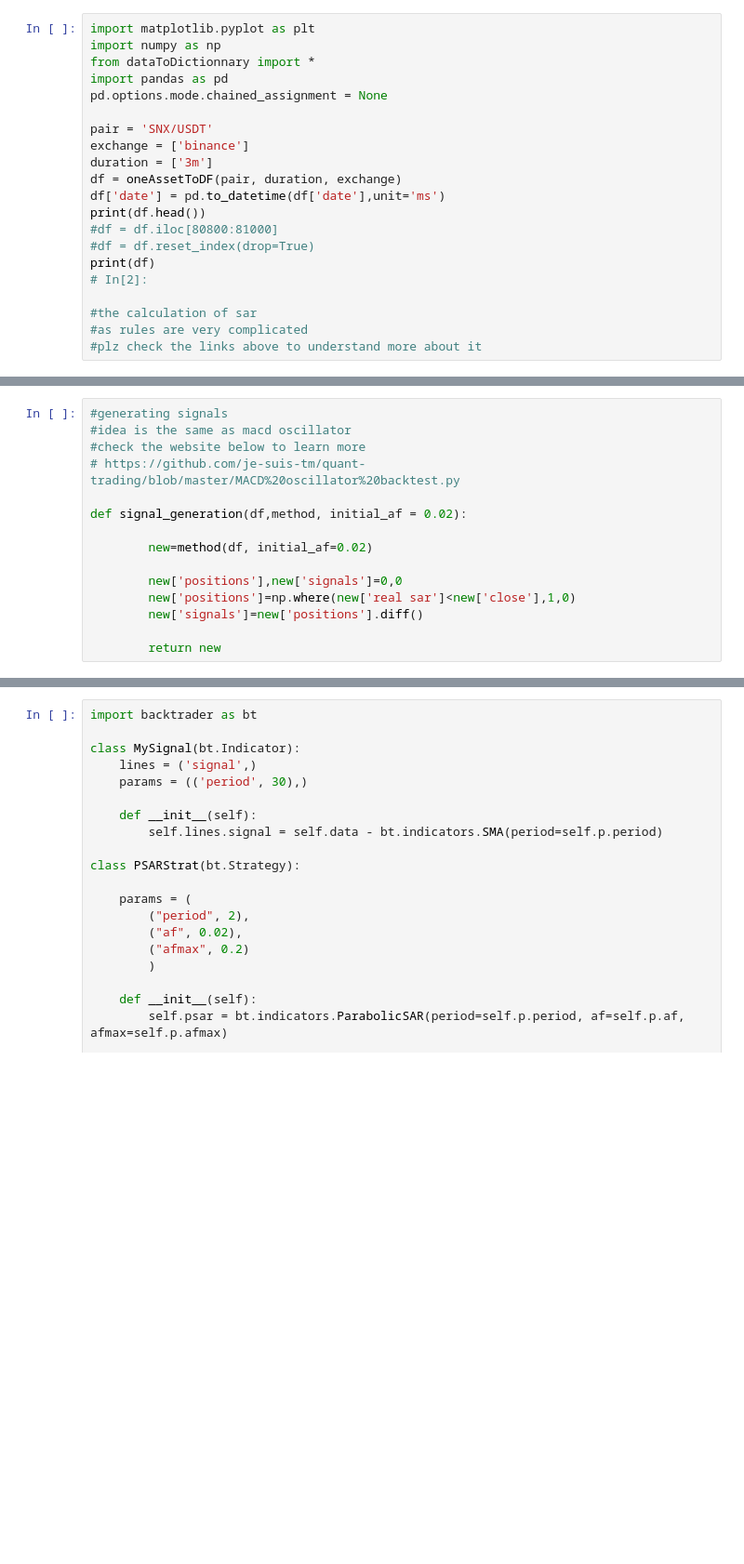
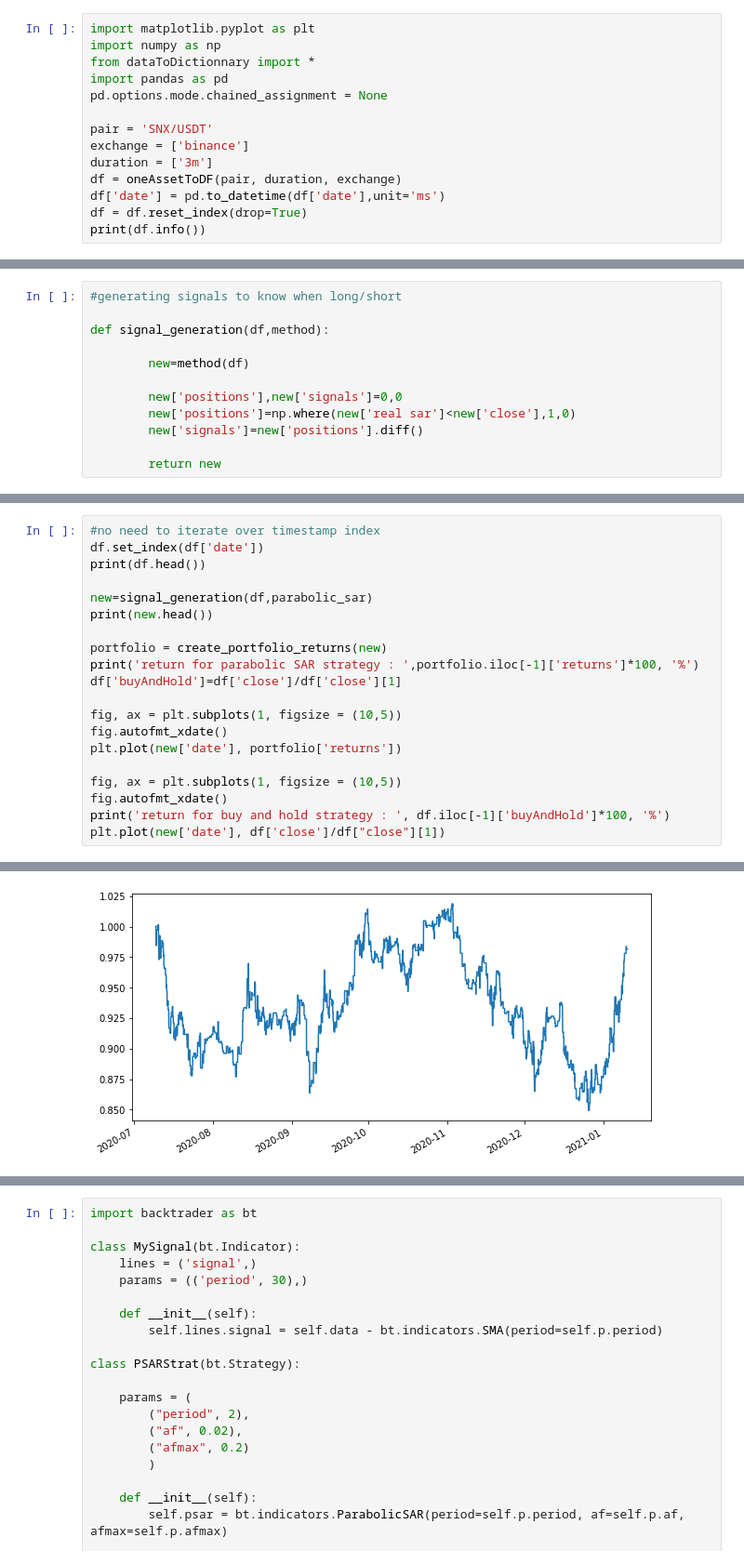
Before and after one commit to matthieudeReynal/PI2A5-CryptoCurrenciesTrading, a Jupyter notebook: PSar.ipynb, the cells around one changed output, grey strips where cells are left out. Shown: that part at 93% size. Saved outputs shown, nothing was run; the diff lists cells and outputs as text; blank space fills up the shorter version.

```diff
--- a/PSar.ipynb
+++ b/PSar.ipynb
@@ -10,13 +10,6 @@ exchange = ['binance']
 duration = ['3m']
 df = oneAssetToDF(pair, duration, exchange)
 df['date'] = pd.to_datetime(df['date'],unit='ms')
-print(df.head())
-#df = df.iloc[80800:81000]
-#df = df.reset_index(drop=True)
-print(df)
-# In[2]:
-
-#the calculation of sar
-#as rules are very complicated
-#plz check the links above to understand more about it
+df = df.reset_index(drop=True)
+print(df.info())
 # %% [output]
@@ -154,12 +84,9 @@ def parabolic_sar(new, initial_af=0.02):
 # %%
-#generating signals
-#idea is the same as macd oscillator
-#check the website below to learn more
-# https://github.com/je-suis-tm/quant-trading/blob/master/MACD%20oscillator%20backtest.py
+#generating signals to know when long/short
 
-def signal_generation(df,method, initial_af = 0.02):
+def signal_generation(df,method):
 
-        new=method(df, initial_af=0.02)
+        new=method(df)
 
         new['positions'],new['signals']=0,0
         new['positions']=np.where(new['real sar']<new['close'],1,0)
@@ -291,0 +139,21 @@ Constructing the equity curve...
+# %%
+#no need to iterate over timestamp index
+df.set_index(df['date'])
+print(df.head())
+
+new=signal_generation(df,parabolic_sar)
+print(new.head())
+
+portfolio = create_portfolio_returns(new)
+print('return for parabolic SAR strategy : ',portfolio.iloc[-1]['returns']*100, '%')
+df['buyAndHold']=df['close']/df['close'][1]
+
+fig, ax = plt.subplots(1, figsize = (10,5))
+fig.autofmt_xdate()
+plt.plot(new['date'], portfolio['returns'])
+
+fig, ax = plt.subplots(1, figsize = (10,5))
+fig.autofmt_xdate()
+print('return for buy and hold strategy : ', df.iloc[-1]['buyAndHold']*100, '%')
+plt.plot(new['date'], df['close']/df["close"][1])
+# %% [output]
@@ -291,0 +178 @@ Constructing the equity curve...
+[figure, added]
```
Also changed, not shown: parts of 8 cells of this notebook, 1 other file.
